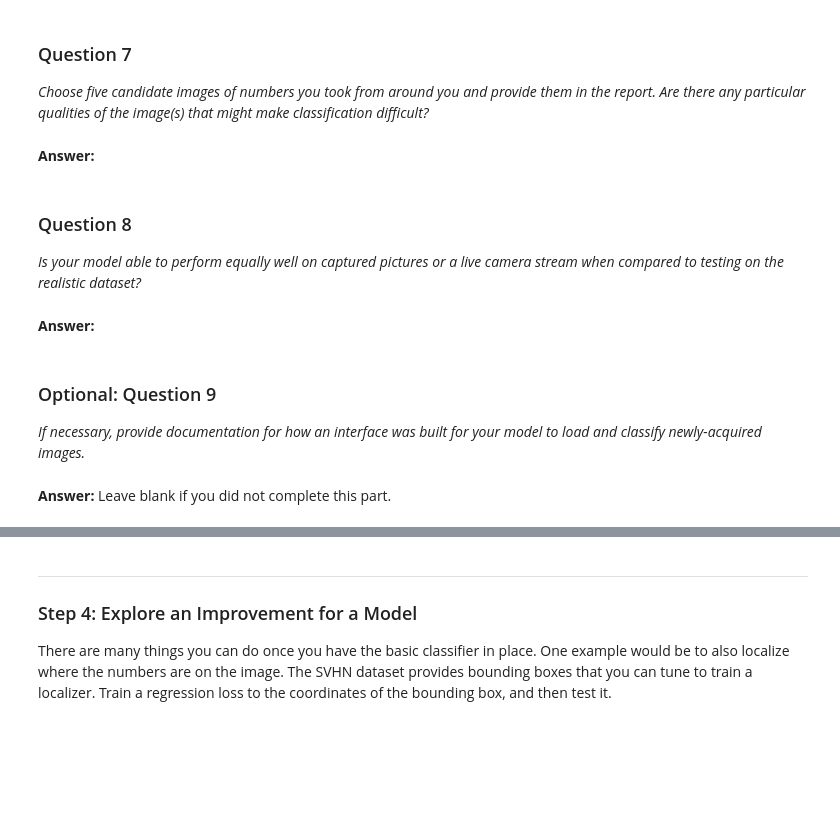
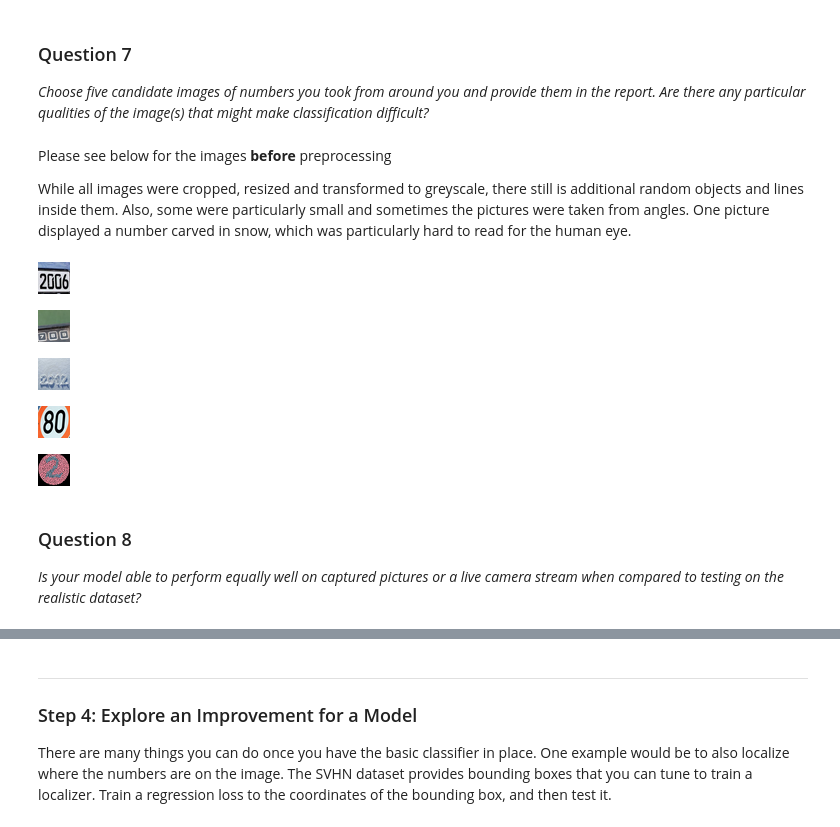
Before and after one commit to axlbert/SVHN_Recognition_NN, a Jupyter notebook: digit_recognition.ipynb, the cells around one changed output, grey strips where cells are left out. Saved outputs shown, nothing was run; the diff lists cells and outputs as text; code cells hidden in the pictures; blank space fills up the shorter version.

```diff
--- a/digit_recognition.ipynb
+++ b/digit_recognition.ipynb
@@ -478,15 +902,24 @@ Use the code cell (or multiple code cells, if necessary) to implement the first
 # %% [markdown]
 ### Question 7
 _Choose five candidate images of numbers you took from around you and provide them in the report. Are there any particular qualities of the image(s) that might make classification difficult?_
-# %% [markdown]
-**Answer:**
+# %% [markdown]
+
+
+Please see below for the images <strong>before</strong> preprocessing
+
+While all images were cropped, resized and transformed to greyscale, there still is additional random objects and lines inside them. Also, some were particularly small and sometimes the pictures were taken from angles. One picture displayed a number carved in snow, which was particularly hard to read for the human eye.
+# %%
+display(image2(filename="ownpic/2006.png"))
+display(image2(filename="ownpic/789.png"))
+display(image2(filename="ownpic/2012.png"))
+display(image2(filename="ownpic/80.png"))
+display(image2(filename="ownpic/2.png"))
+# %% [output]
+[figure, added]
+[figure, added]
+[figure, added]
+[figure, added]
+[figure, added]
 # %% [markdown]
 ### Question 8
 _Is your model able to perform equally well on captured pictures or a live camera stream when compared to testing on the realistic dataset?_
-# %% [markdown]
-**Answer:**
-# %% [markdown]
-### Optional: Question 9
-_If necessary, provide documentation for how an interface was built for your model to load and classify newly-acquired images._
-# %% [markdown]
-**Answer:** Leave blank if you did not complete this part.
```
Also changed, not shown: parts of 35 cells of this notebook, 1 other file.
